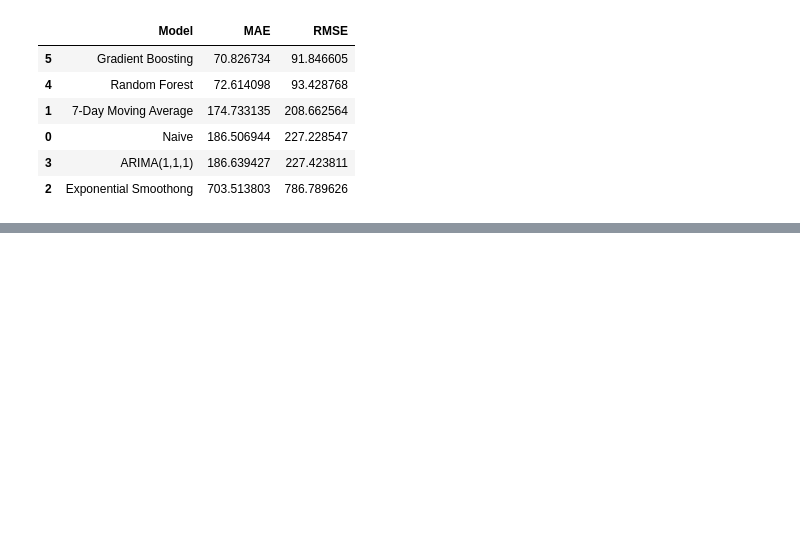
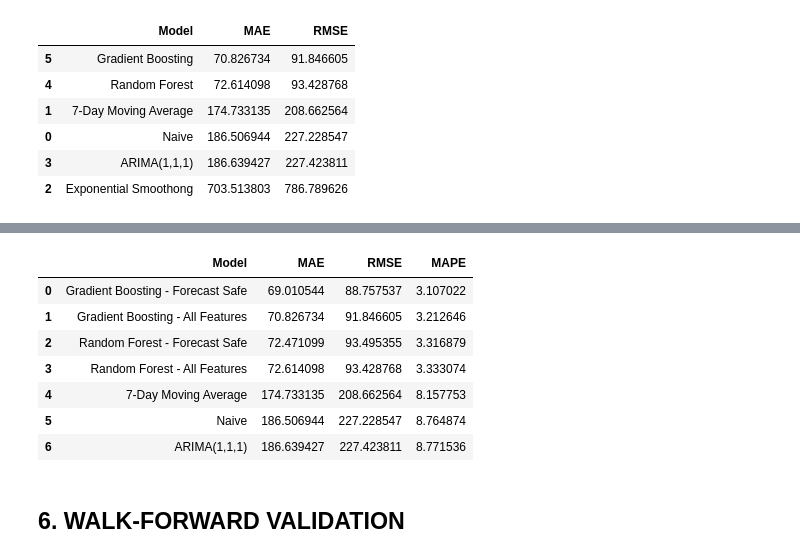
Before and after one commit to shivani1707s/Predictive-Forecasting-HHS, a Jupyter notebook: notebooks/Modeling.ipynb, the cells around one changed output, grey strips where cells are left out. Cells and saved outputs as stored; diff of their text form; code cells hidden in the pictures; blank space fills up the shorter version.

Commit message:
modeling page setup

```diff
--- a/notebooks/Modeling.ipynb
+++ b/notebooks/Modeling.ipynb
@@ -639,0 +775,15 @@ results
+# %%
+gb_fs= GradientBoostingRegressor(
+    n_estimators=300,
+    learning_rate=0.05,
+    max_depth=3,
+    min_samples_split=5,
+    min_samples_leaf=2,
+    loss="squared_error",
+    random_state=42
+)
+
+gb_fs.fit(
+    x_train_fs,
+    y_train_fs
+)
@@ -639,0 +794,4 @@ results
+# %%
+gb_fs_predictions= gb_fs.predict(
+    x_test_fs
+)
@@ -639,0 +825,59 @@ results
+# %%
+final_comparison= pd.DataFrame({
+    "Model":[
+        "Naive",
+        "7-Day Moving Average",
+        "ARIMA(1,1,1)",
+        "Random Forest - All Features",
+        "Gradient Boosting - All Features",
+        "Random Forest - Forecast Safe",
+        "Gradient Boosting - Forecast Safe"
+    ],
+
+    "MAE":[
+        naive_mae,
+        ma_mae,
+        arima_mae,
+        rf_mae,
+        gb_mae,
+        rf_fs_mae,
+        gb_fs_mae
+    ],
+
+    "RMSE":[
+        naive_rmse,
+        ma_rmse,
+        arima_rmse,
+        rf_rmse,
+        gb_rmse,
+        rf_fs_rmse,
+        gb_fs_rmse
+    ],
+
+    "MAPE":[
+        calculate_mape(test[target], naive_predication),
+        calculate_mape(test[target], moving_average_predication),
+        calculate_mape(test[target], arima_predication),
+        rf_mape,
+        gb_mape,
+        rf_fs_mape,
+        gb_fs_mape
+    ]
+})
+
+final_comparison= final_comparison.sort_values(
+    "MAE"
+).reset_index(drop=True)
+
+final_comparison
+# %% [output]
+|  | Model | MAE | RMSE | MAPE |
+| 0 | Gradient Boosting - Forecast Safe | 69.010544 | 88.757537 | 3.107022 |
+| 1 | Gradient Boosting - All Features | 70.826734 | 91.846605 | 3.212646 |
+| 2 | Random Forest - Forecast Safe | 72.471099 | 93.495355 | 3.316879 |
+| 3 | Random Forest - All Features | 72.614098 | 93.428768 | 3.333074 |
+| 4 | 7-Day Moving Average | 174.733135 | 208.662564 | 8.157753 |
+| 5 | Naive | 186.506944 | 227.228547 | 8.764874 |
+| 6 | ARIMA(1,1,1) | 186.639427 | 227.423811 | 8.771536 |
+# %% [markdown]
+## 6. WALK-FORWARD VALIDATION
```
Also changed, not shown: parts of 17 cells of this notebook.
